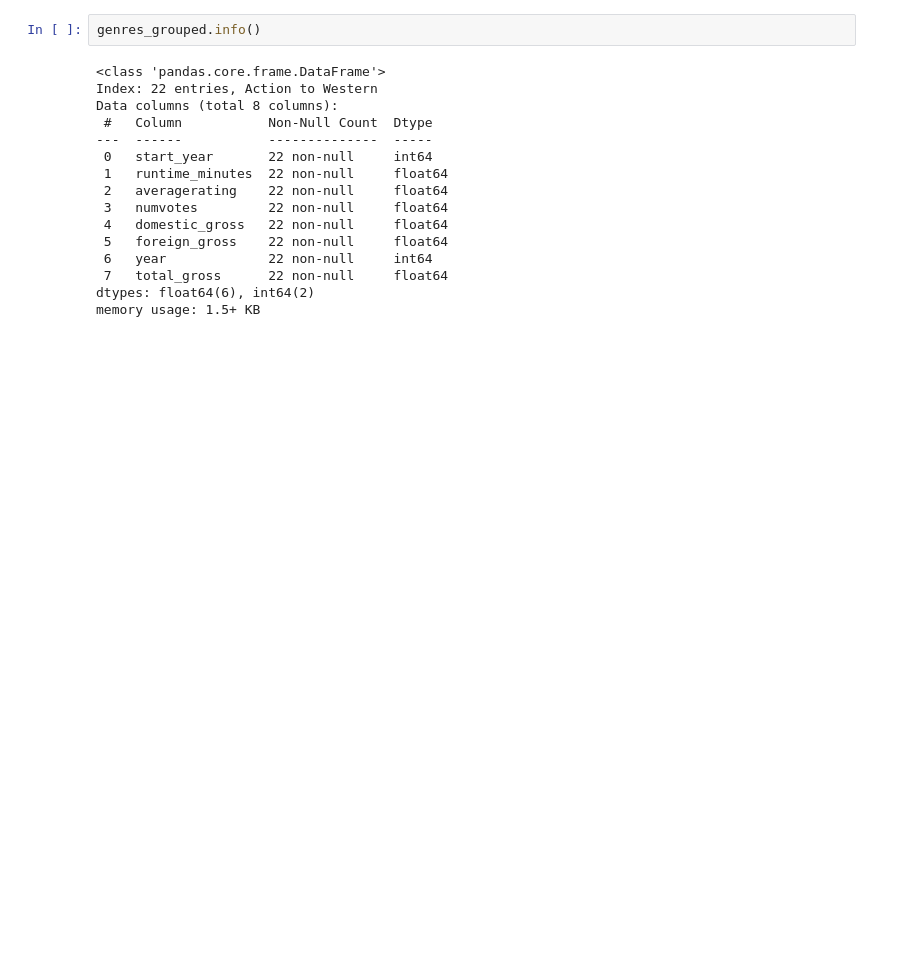
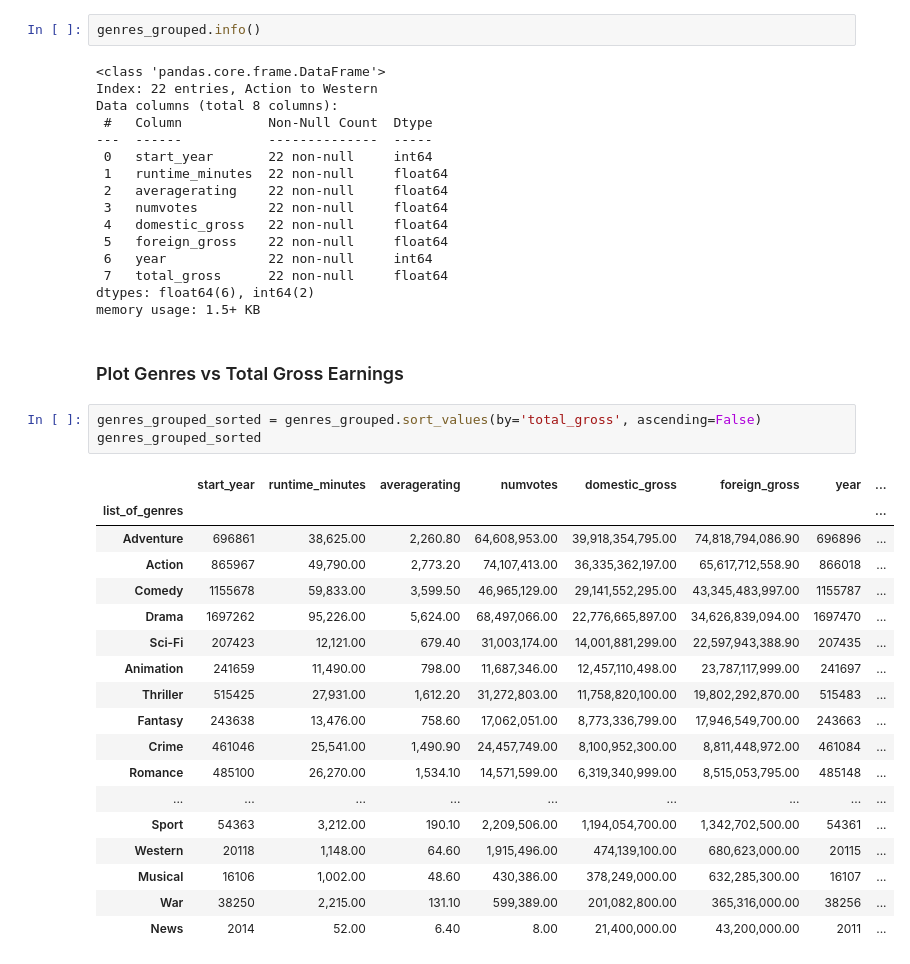
Before and after one commit to GusVilla303/dsc-phase-1-project, a Jupyter notebook: microsoft-movie-analysis.ipynb, the cells around one changed output. Cells and saved outputs as stored; diff of their text form; blank space fills up the shorter version.

```diff
--- a/microsoft-movie-analysis.ipynb
+++ b/microsoft-movie-analysis.ipynb
@@ -592,3 +597,27 @@ Data columns (total 8 columns):
  7   total_gross      22 non-null     float64
 dtypes: float64(6), int64(2)
 memory usage: 1.5+ KB
+# %% [markdown]
+### Plot Genres vs Total Gross Earnings
+# %%
+genres_grouped_sorted = genres_grouped.sort_values(by='total_gross', ascending=False)
+genres_grouped_sorted
+# %% [output]
+|  | start_year | runtime_minutes | averagerating | numvotes | domestic_gross | foreign_gross | year | ... |
+| list_of_genres |  |  |  |  |  |  |  | ... |
+| Adventure | 696861 | 38,625.00 | 2,260.80 | 64,608,953.00 | 39,918,354,795.00 | 74,818,794,086.90 | 696896 | ... |
+| Action | 865967 | 49,790.00 | 2,773.20 | 74,107,413.00 | 36,335,362,197.00 | 65,617,712,558.90 | 866018 | ... |
+| Comedy | 1155678 | 59,833.00 | 3,599.50 | 46,965,129.00 | 29,141,552,295.00 | 43,345,483,997.00 | 1155787 | ... |
+| Drama | 1697262 | 95,226.00 | 5,624.00 | 68,497,066.00 | 22,776,665,897.00 | 34,626,839,094.00 | 1697470 | ... |
+| Sci-Fi | 207423 | 12,121.00 | 679.40 | 31,003,174.00 | 14,001,881,299.00 | 22,597,943,388.90 | 207435 | ... |
+| Animation | 241659 | 11,490.00 | 798.00 | 11,687,346.00 | 12,457,110,498.00 | 23,787,117,999.00 | 241697 | ... |
+| Thriller | 515425 | 27,931.00 | 1,612.20 | 31,272,803.00 | 11,758,820,100.00 | 19,802,292,870.00 | 515483 | ... |
+| Fantasy | 243638 | 13,476.00 | 758.60 | 17,062,051.00 | 8,773,336,799.00 | 17,946,549,700.00 | 243663 | ... |
+| Crime | 461046 | 25,541.00 | 1,490.90 | 24,457,749.00 | 8,100,952,300.00 | 8,811,448,972.00 | 461084 | ... |
+| Romance | 485100 | 26,270.00 | 1,534.10 | 14,571,599.00 | 6,319,340,999.00 | 8,515,053,795.00 | 485148 | ... |
+| ... | ... | ... | ... | ... | ... | ... | ... | ... |
+| Sport | 54363 | 3,212.00 | 190.10 | 2,209,506.00 | 1,194,054,700.00 | 1,342,702,500.00 | 54361 | ... |
+| Western | 20118 | 1,148.00 | 64.60 | 1,915,496.00 | 474,139,100.00 | 680,623,000.00 | 20115 | ... |
+| Musical | 16106 | 1,002.00 | 48.60 | 430,386.00 | 378,249,000.00 | 632,285,300.00 | 16107 | ... |
+| War | 38250 | 2,215.00 | 131.10 | 599,389.00 | 201,082,800.00 | 365,316,000.00 | 38256 | ... |
+| News | 2014 | 52.00 | 6.40 | 8.00 | 21,400,000.00 | 43,200,000.00 | 2011 | ... |
```
Also changed, not shown: parts of 9 cells of this notebook.
